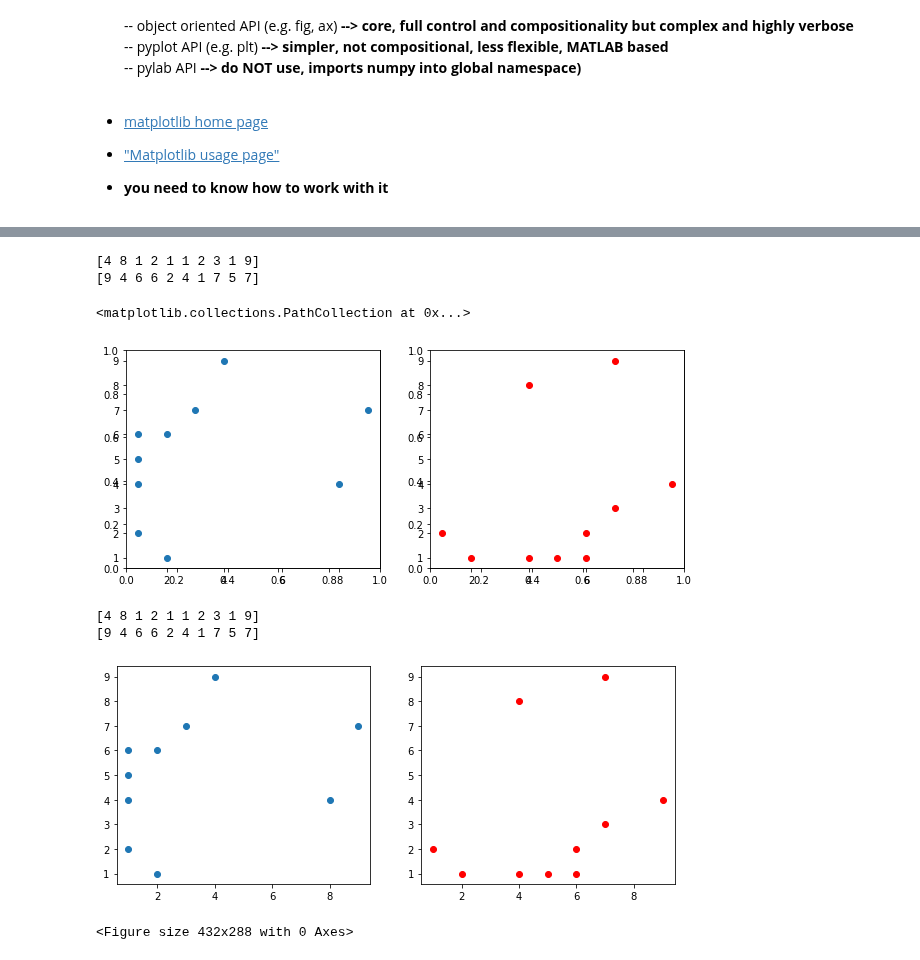
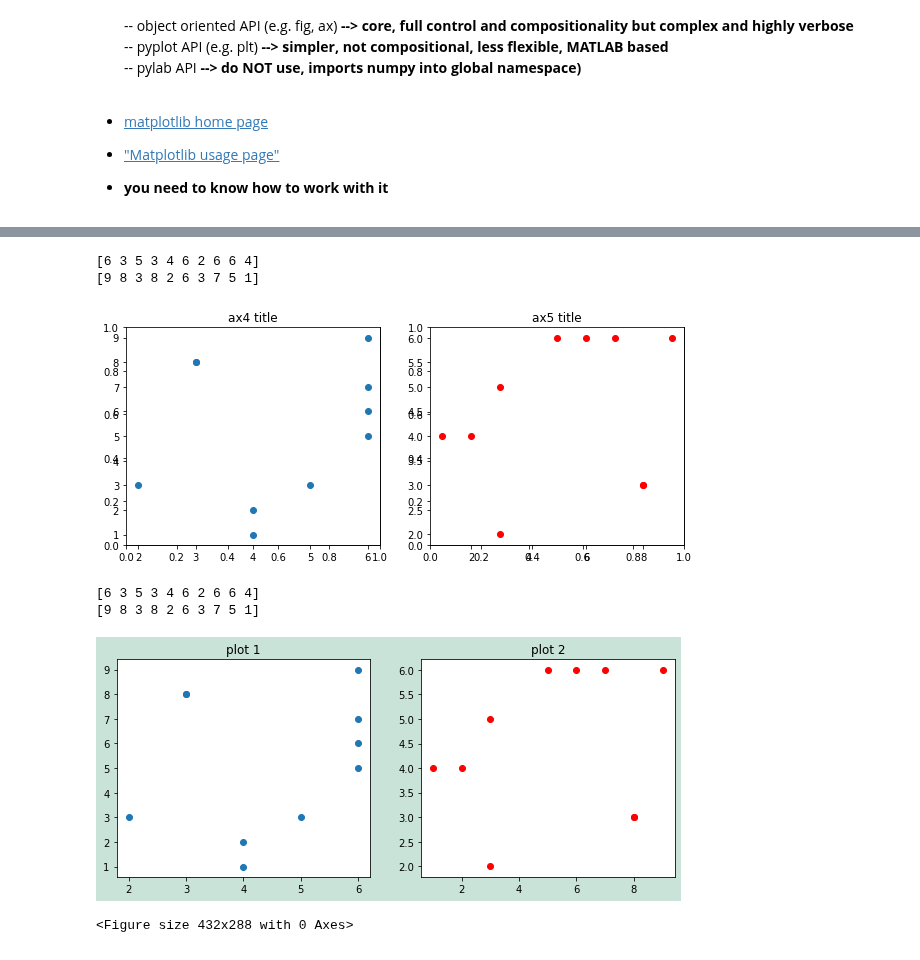
Before and after one commit to surfaceowl-ai/python_visualizations, a Jupyter notebook: notebooks/01_matplotlib_chapter.ipynb, the cells around one changed output, grey strips where cells are left out. Drawn from its saved outputs; the diff is of its cells as text; code cells hidden in the pictures.

Commit message:
matplotlib adds; cleanup notebook headers

```diff
--- a/notebooks/01_matplotlib_chapter.ipynb
+++ b/notebooks/01_matplotlib_chapter.ipynb
@@ -184,38 +188,38 @@ plt.show()
 # %%
-# Object Oriented API
+# Object Oriented API - yet another format
+# {fig, (ax0, ax1) => plt.subplots}
 print(x)
 print(y)
 
 # slightly more complex example
-fig2, (ax0, ax1) = plt.subplots(nrows=1, ncols=2, figsize=(10,4))
-
-ax0 = fig2.add_subplot(1,2,1)  # syntax = `num rows, num cols, axes num`
-ax0.scatter(x, y)
-
-ax1 = fig2.add_subplot(1,2,2)
-ax1.scatter(y,x, color="red")
+# plt.clf()
+fig5, (ax0, ax1) = plt.subplots(nrows=1, ncols=2, figsize=(10,4), facecolor='white')
+ax4 = fig5.add_subplot(1,2,1);  # syntax = `num rows, num cols, axes num`
+ax4.scatter(x, y);
+ax4.axes.set_title("ax4 title");
+ax5 = fig5.add_subplot(1,2,2)
+ax5.scatter(y, x, color="red")
+ax5.axes.set_title("ax5 title");
 # %% [output]
-[4 8 1 2 1 1 2 3 1 9]
-[9 4 6 6 2 4 1 7 5 7]
+[6 3 5 3 4 6 2 6 6 4]
+[9 8 3 8 2 6 3 7 5 1]
-<matplotlib.collections.PathCollection at 0x...>
-[figure, old version]
+[figure, new version]
 # %%
 # Pyplot API
 print(x)
 print(y)
 
 # same example in Pyplot
-fig = plt.subplots(1,2, figsize=(10, 4))
-
-plt.subplot(1, 2, 1)
-plt.scatter(x,y)         # matplotlib keeps track of the current object it's using
-plt.subplot(1, 2, 2)
-plt.scatter(y,x, color="red")
-plt.show()
+fig3 = plt.subplots(1,2, figsize=(10, 4), facecolor='#cae3d8')
+plt.subplot(1, 2, 1, title="plot 1")
+plt.scatter(x,y)         # matplotlib keeps track of the current object
+plt.subplot(1, 2, 2, title="plot 2")
+plt.scatter(y, x, color="red")
+plt.show();
 # %% [output]
-[4 8 1 2 1 1 2 3 1 9]
-[9 4 6 6 2 4 1 7 5 7]
+[6 3 5 3 4 6 2 6 6 4]
+[9 8 3 8 2 6 3 7 5 1]
-[figure, old version]
+[figure, new version]
 # %%
 # pyplot - keeps track of the current figure, applies changes to that object
 fig = plt.figure()
```
Also changed, not shown: parts of 13 cells of this notebook, 3 other files.
